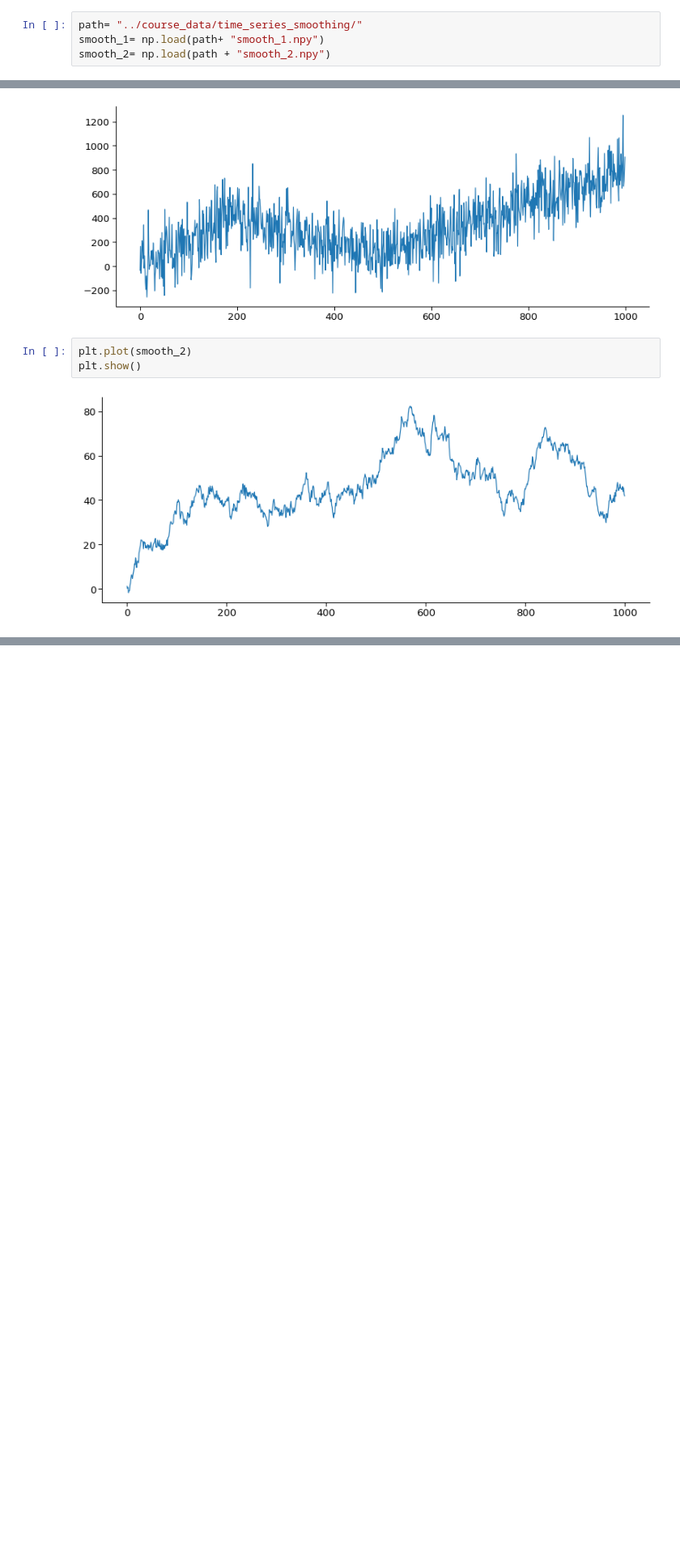
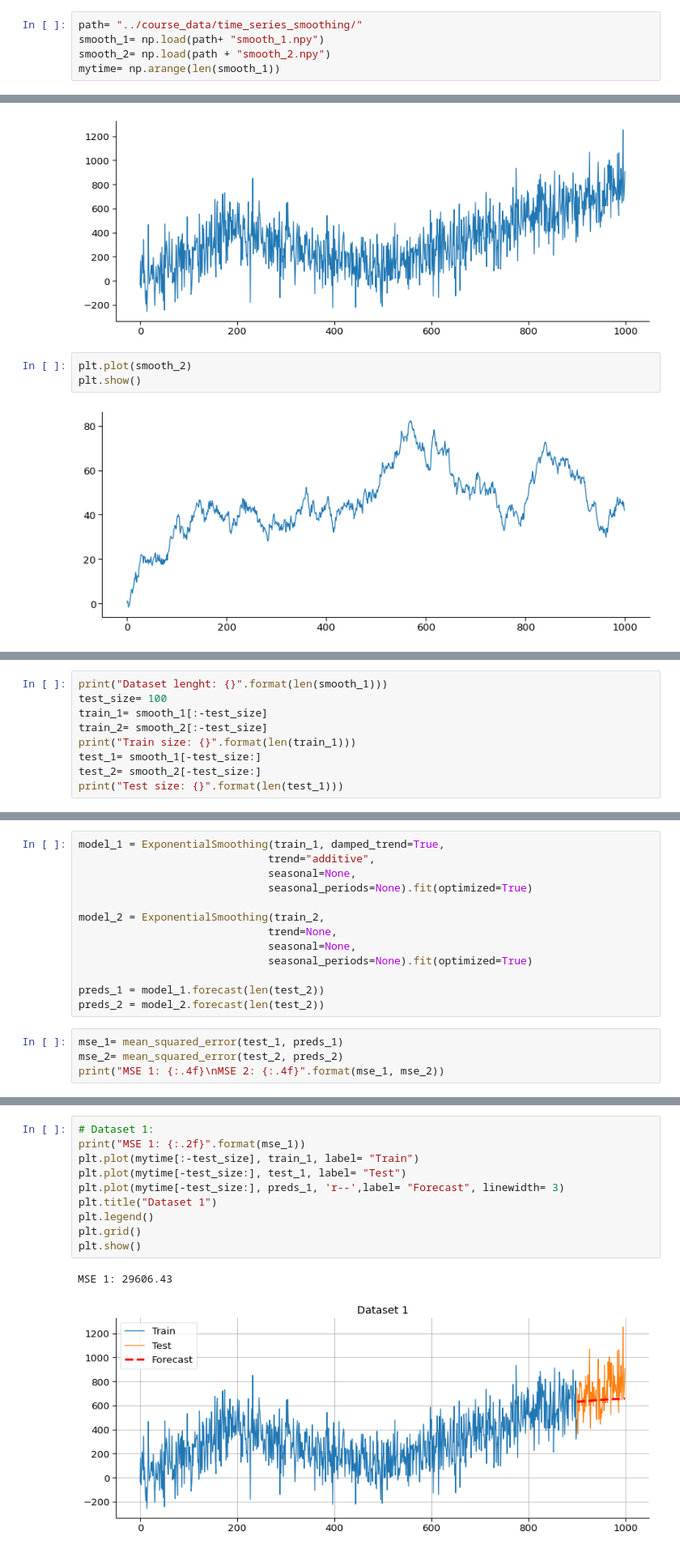
Before and after one commit to razielar/coursera_time_series_forecasting, a Jupyter notebook: coursera_time_series/week_2/2_time_series_smoothing/1_smoothing_ts.ipynb, the cells around one changed output, grey strips where cells are left out. Shown at 81% size. Cells and saved outputs as stored; diff of their text form; blank space fills up the shorter version.

Commit message:
finish smoothing from examples

```diff
--- a/coursera_time_series/week_2/2_time_series_smoothing/1_smoothing_ts.ipynb
+++ b/coursera_time_series/week_2/2_time_series_smoothing/1_smoothing_ts.ipynb
@@ -187,6 +187,7 @@ pd.DataFrame(data_dict, index= ["Single", "Double", "Triple"])
 path= "../course_data/time_series_smoothing/"
 smooth_1= np.load(path+ "smooth_1.npy")
 smooth_2= np.load(path + "smooth_2.npy")
+mytime= np.arange(len(smooth_1))
 # %%
 plt.plot(smooth_1)
 plt.show()
@@ -199,0 +203,9 @@ plt.show()
+# %%
+print("Dataset lenght: {}".format(len(smooth_1)))
+test_size= 100
+train_1= smooth_1[:-test_size]
+train_2= smooth_2[:-test_size]
+print("Train size: {}".format(len(train_1)))
+test_1= smooth_1[-test_size:]
+test_2= smooth_2[-test_size:]
+print("Test size: {}".format(len(test_1)))
@@ -199,0 +216,17 @@ plt.show()
+# %%
+model_1 = ExponentialSmoothing(train_1, damped_trend=True,
+                              trend="additive",
+                              seasonal=None,
+                              seasonal_periods=None).fit(optimized=True)
+
+model_2 = ExponentialSmoothing(train_2,
+                              trend=None,
+                              seasonal=None,
+                              seasonal_periods=None).fit(optimized=True)
+
+preds_1 = model_1.forecast(len(test_2))
+preds_2 = model_2.forecast(len(test_2))
+# %%
+mse_1= mean_squared_error(test_1, preds_1)
+mse_2= mean_squared_error(test_2, preds_2)
+print("MSE 1: {:.4f}\nMSE 2: {:.4f}".format(mse_1, mse_2))
@@ -199,0 +238,13 @@ plt.show()
+# %%
+# Dataset 1:
+print("MSE 1: {:.2f}".format(mse_1))
+plt.plot(mytime[:-test_size], train_1, label= "Train")
+plt.plot(mytime[-test_size:], test_1, label= "Test")
+plt.plot(mytime[-test_size:], preds_1, 'r--',label= "Forecast", linewidth= 3)
+plt.title("Dataset 1")
+plt.legend()
+plt.grid()
+plt.show()
+# %% [output]
+MSE 1: 29606.43
+[figure, added]
```
Also changed, not shown: parts of 5 cells of this notebook.
